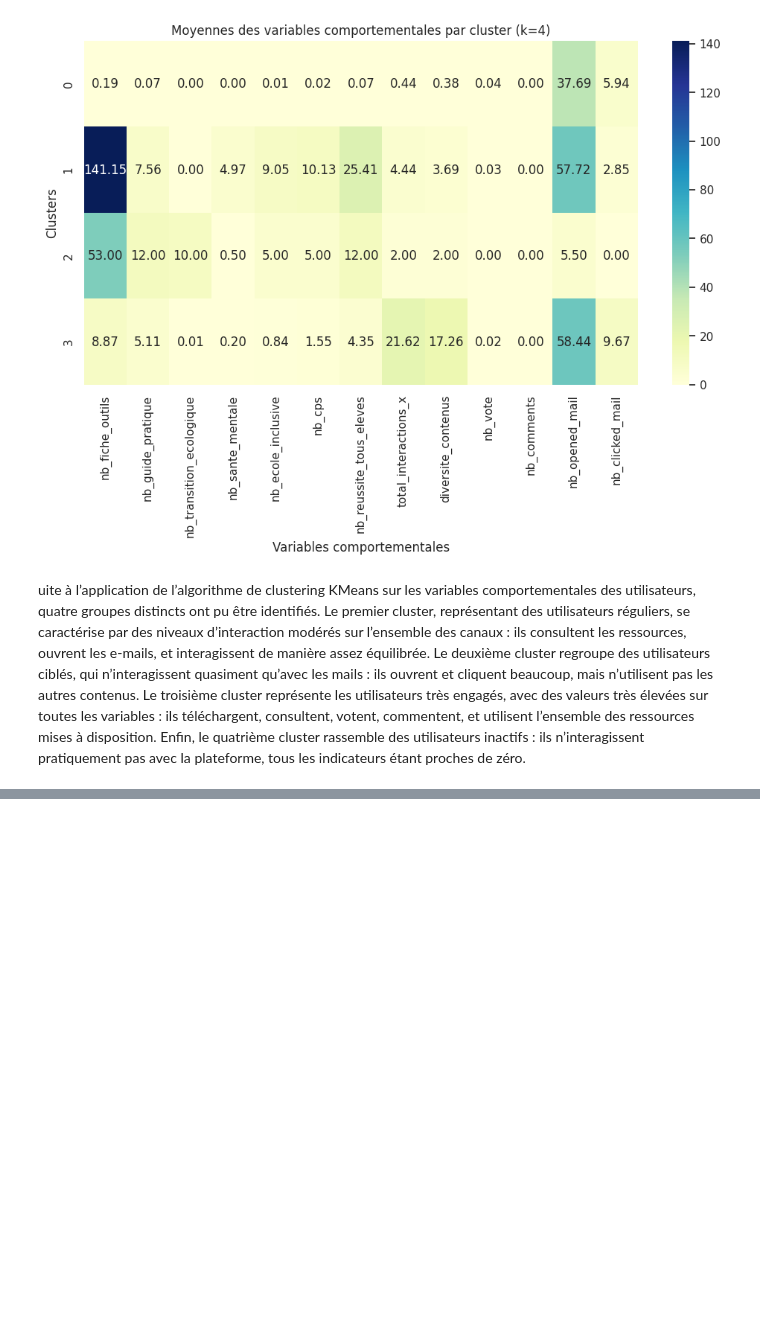
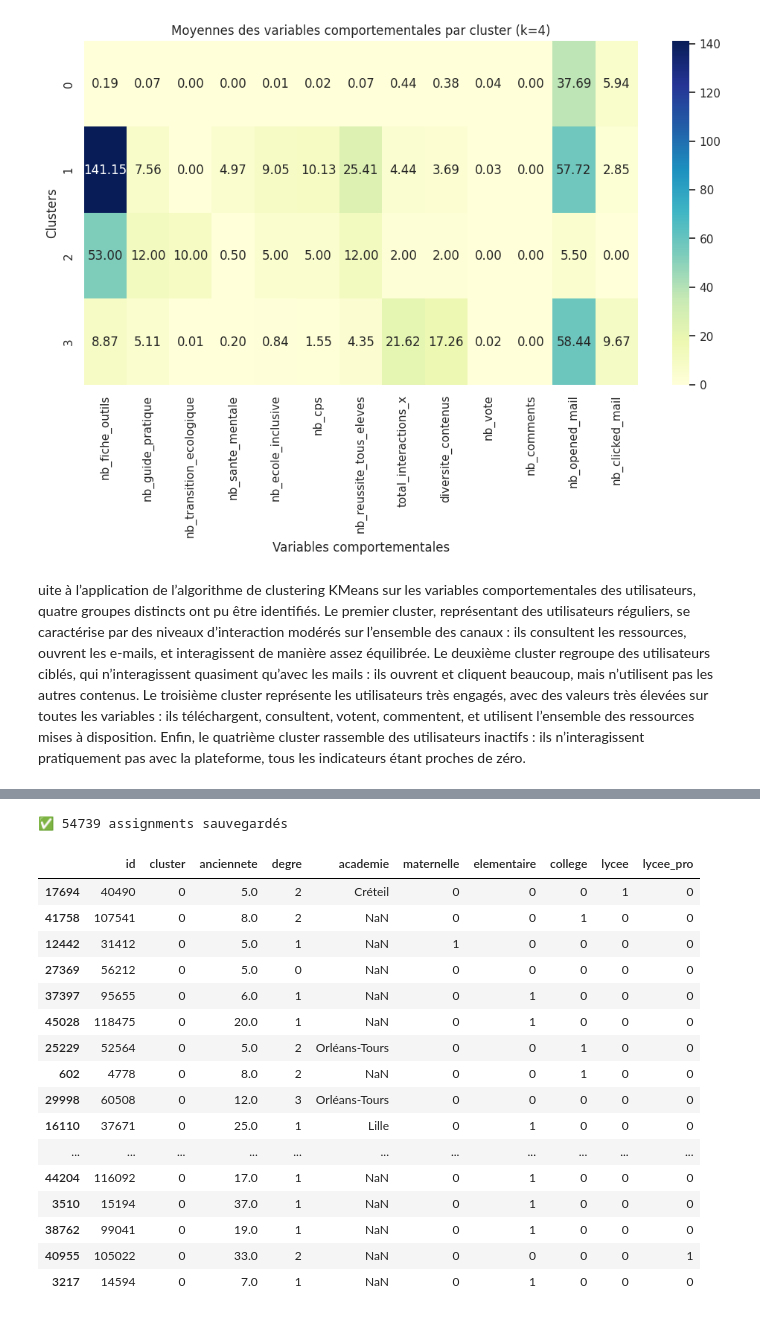
Before and after one commit to ChrisLPH/etreprof_lewagon, a Jupyter notebook: notebooks/Kmeans_user_clustering_Comportement.ipynb, the cells around one changed output, grey strips where cells are left out. Saved outputs shown, nothing was run; the diff lists cells and outputs as text; code cells hidden in the pictures; blank space fills up the shorter version.

```diff
--- a/notebooks/Kmeans_user_clustering_Comportement.ipynb
+++ b/notebooks/Kmeans_user_clustering_Comportement.ipynb
@@ -209,3 +233,46 @@ pickle.dump(kmeans, open('../etreprof/ml_package/pickles/kmeans_model.pkl', 'wb'
 pickle.dump(scaler, open('../etreprof/ml_package/pickles/scaler_model.pkl', 'wb'))
 
 profil_clusters.to_csv('../data/cluster_profiles.csv', index=True)
+# %%
+# Utiliser df_behavior qui a la même taille que clusters
+user_cluster_assignments = df_behavior.copy()
+
+# Récupérer les IDs correspondants depuis l'index de df_behavior
+user_ids = df.iloc[df_behavior.index]['id'].values  # IDs correspondants aux lignes conservées
+
+# Créer le DataFrame final
+user_cluster_assignments = pd.DataFrame({
+    'id': user_ids,
+    'cluster': clusters
+})
+
+# Ajouter les infos profil en faisant un merge
+profile_info = df[['id', 'anciennete', 'degre', 'academie', 'maternelle', 'elementaire', 'college', 'lycee', 'lycee_pro']]
+user_cluster_assignments = user_cluster_assignments.merge(profile_info, on='id', how='left')
+
+# Sauvegarder
+user_cluster_assignments.to_csv('../data/user_cluster_assignments.csv', index=False)
+
+print(f"✅ {len(user_cluster_assignments)} assignments sauvegardés")
+# %% [output]
+✅ 54739 assignments sauvegardés
+# %%
+user_cluster_assignments.sample(30)
+# %% [output]
+|  | id | cluster | anciennete | degre | academie | maternelle | elementaire | college | lycee | lycee_pro |
+| 17694 | 40490 | 0 | 5.0 | 2 | Créteil | 0 | 0 | 0 | 1 | 0 |
+| 41758 | 107541 | 0 | 8.0 | 2 | NaN | 0 | 0 | 1 | 0 | 0 |
+| 12442 | 31412 | 0 | 5.0 | 1 | NaN | 1 | 0 | 0 | 0 | 0 |
+| 27369 | 56212 | 0 | 5.0 | 0 | NaN | 0 | 0 | 0 | 0 | 0 |
+| 37397 | 95655 | 0 | 6.0 | 1 | NaN | 0 | 1 | 0 | 0 | 0 |
+| 45028 | 118475 | 0 | 20.0 | 1 | NaN | 0 | 1 | 0 | 0 | 0 |
+| 25229 | 52564 | 0 | 5.0 | 2 | Orléans-Tours | 0 | 0 | 1 | 0 | 0 |
+| 602 | 4778 | 0 | 8.0 | 2 | NaN | 0 | 0 | 1 | 0 | 0 |
+| 29998 | 60508 | 0 | 12.0 | 3 | Orléans-Tours | 0 | 0 | 0 | 0 | 0 |
+| 16110 | 37671 | 0 | 25.0 | 1 | Lille | 0 | 1 | 0 | 0 | 0 |
+| ... | ... | ... | ... | ... | ... | ... | ... | ... | ... | ... |
+| 44204 | 116092 | 0 | 17.0 | 1 | NaN | 0 | 1 | 0 | 0 | 0 |
+| 3510 | 15194 | 0 | 37.0 | 1 | NaN | 0 | 1 | 0 | 0 | 0 |
+| 38762 | 99041 | 0 | 19.0 | 1 | NaN | 0 | 1 | 0 | 0 | 0 |
+| 40955 | 105022 | 0 | 33.0 | 2 | NaN | 0 | 0 | 0 | 0 | 1 |
+| 3217 | 14594 | 0 | 7.0 | 1 | NaN | 0 | 1 | 0 | 0 | 0 |
```
Also changed, not shown: parts of 1 cell of this notebook, 9 other files.
